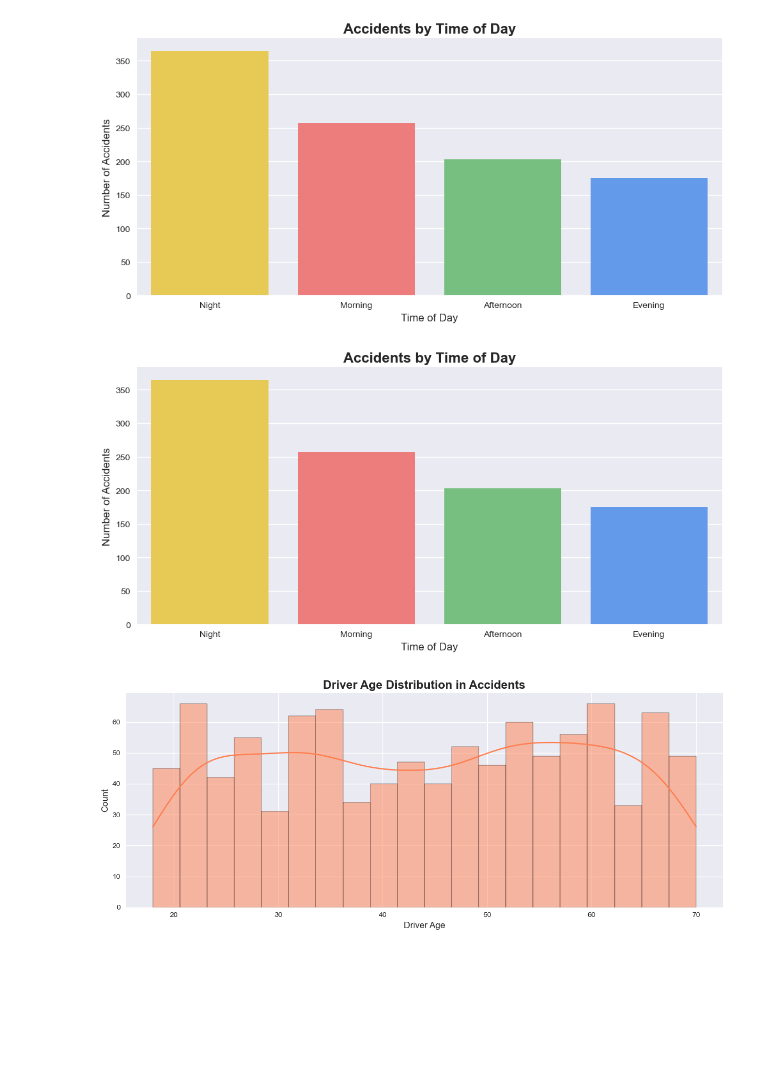
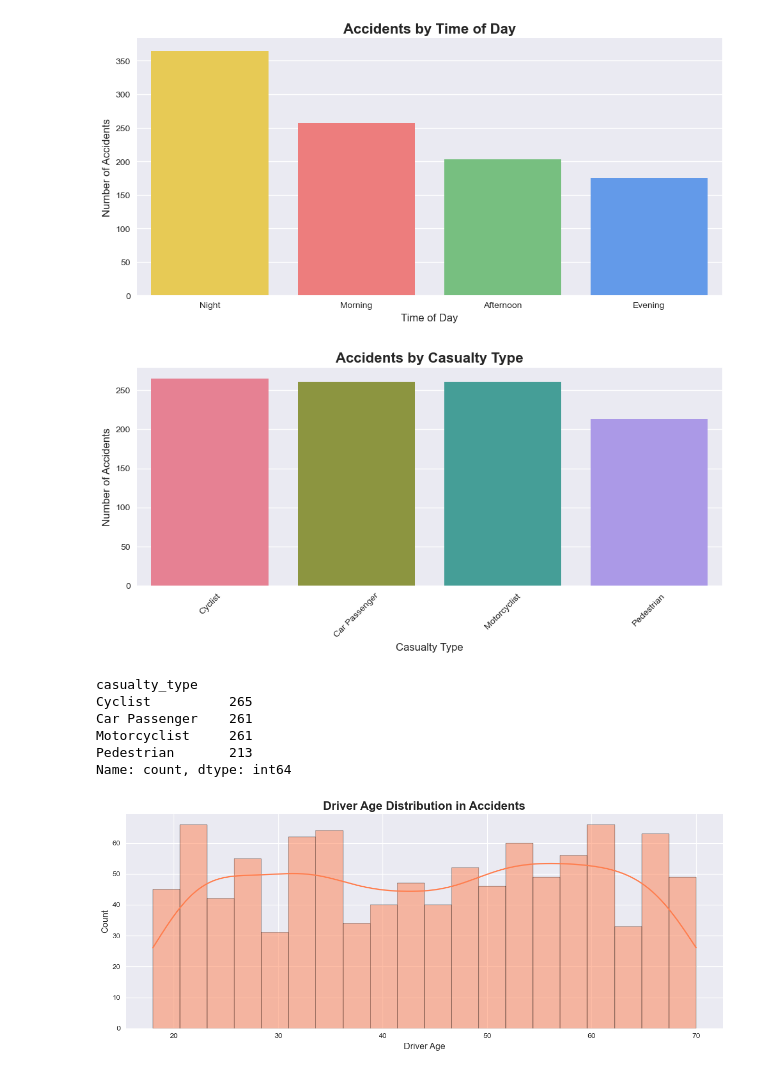
Before and after one commit to Dikshakumari1110/highway_safety_dashboard, a Jupyter notebook: notebooks/eda.ipynb, the cells around one changed output. Cells and saved outputs as stored; diff of their text form; code cells hidden in the pictures; blank space fills up the shorter version.

```diff
--- a/notebooks/eda.ipynb
+++ b/notebooks/eda.ipynb
@@ -139,19 +139,27 @@ plt.show()
 # %% [output]
 [figure]
 # %%
-#Vehicle type v/s Accidents
+
+# Cell 9 - Casualty Type vs Accidents
 plt.figure(figsize=(10, 5))
-tod_counts = df['time_of_day'].value_counts()
-colors = ['#FFD93D', '#FF6B6B', '#6BCB77', '#4D96FF']
-sns.barplot(x=tod_counts.index, y=tod_counts.values, palette=colors)
-plt.title('Accidents by Time of Day', fontsize=16, fontweight='bold')
-plt.xlabel('Time of Day', fontsize=12)
+casualty_counts = df['casualty_type'].value_counts()
+sns.barplot(x=casualty_counts.index, y=casualty_counts.values, palette='husl')
+plt.title('Accidents by Casualty Type', fontsize=16, fontweight='bold')
+plt.xlabel('Casualty Type', fontsize=12)
 plt.ylabel('Number of Accidents', fontsize=12)
+plt.xticks(rotation=45)
 plt.tight_layout()
-plt.savefig('../data/accidents_by_timeofday.png', dpi=150)
+plt.savefig('../data/accidents_by_casualty.png', dpi=150)
 plt.show()
+print(casualty_counts)
 # %% [output]
-[figure, old version]
+[figure, new version]
+casualty_type
+Cyclist          265
+Car Passenger    261
+Motorcyclist     261
+Pedestrian       213
+Name: count, dtype: int64
 # %%
 #Driver Age Distribution
 plt.figure(figsize=(12, 5))
```
